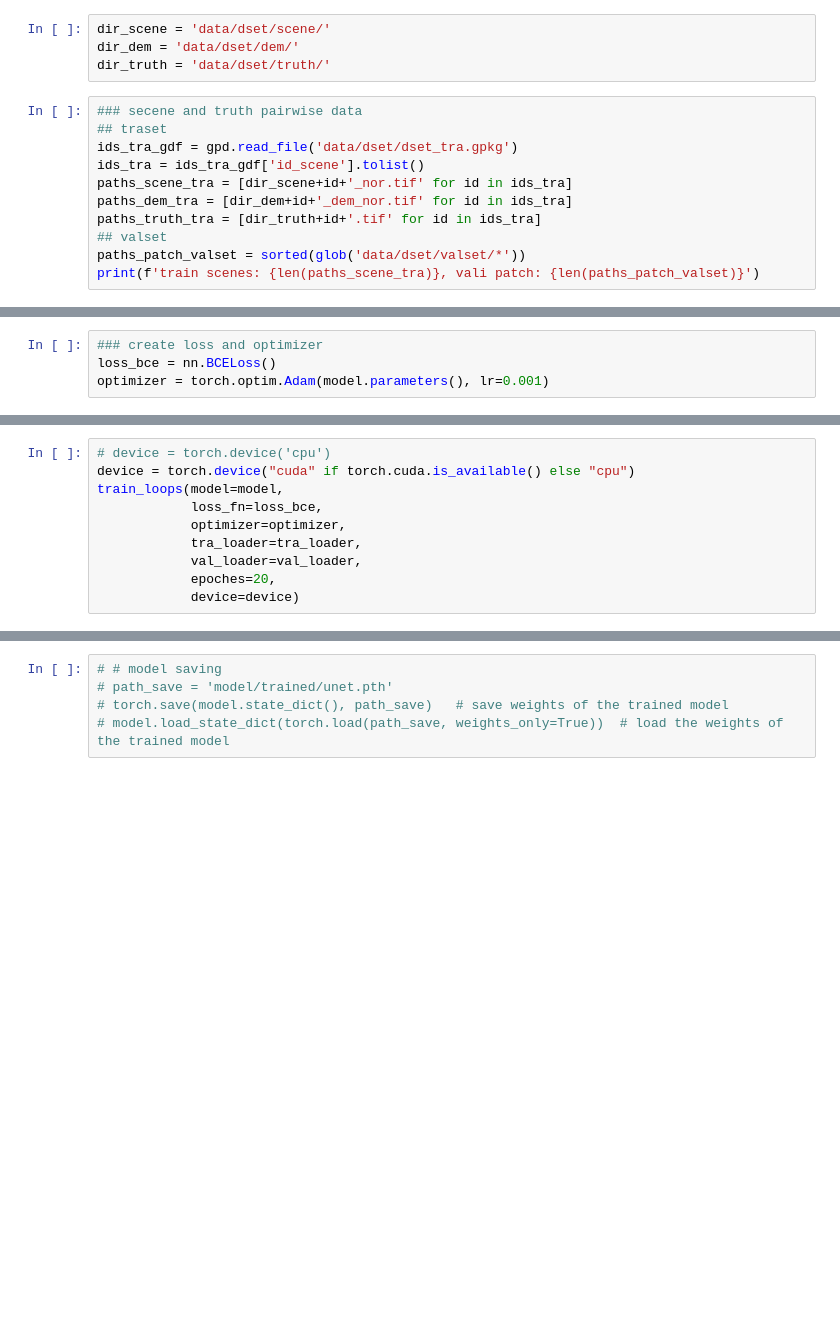
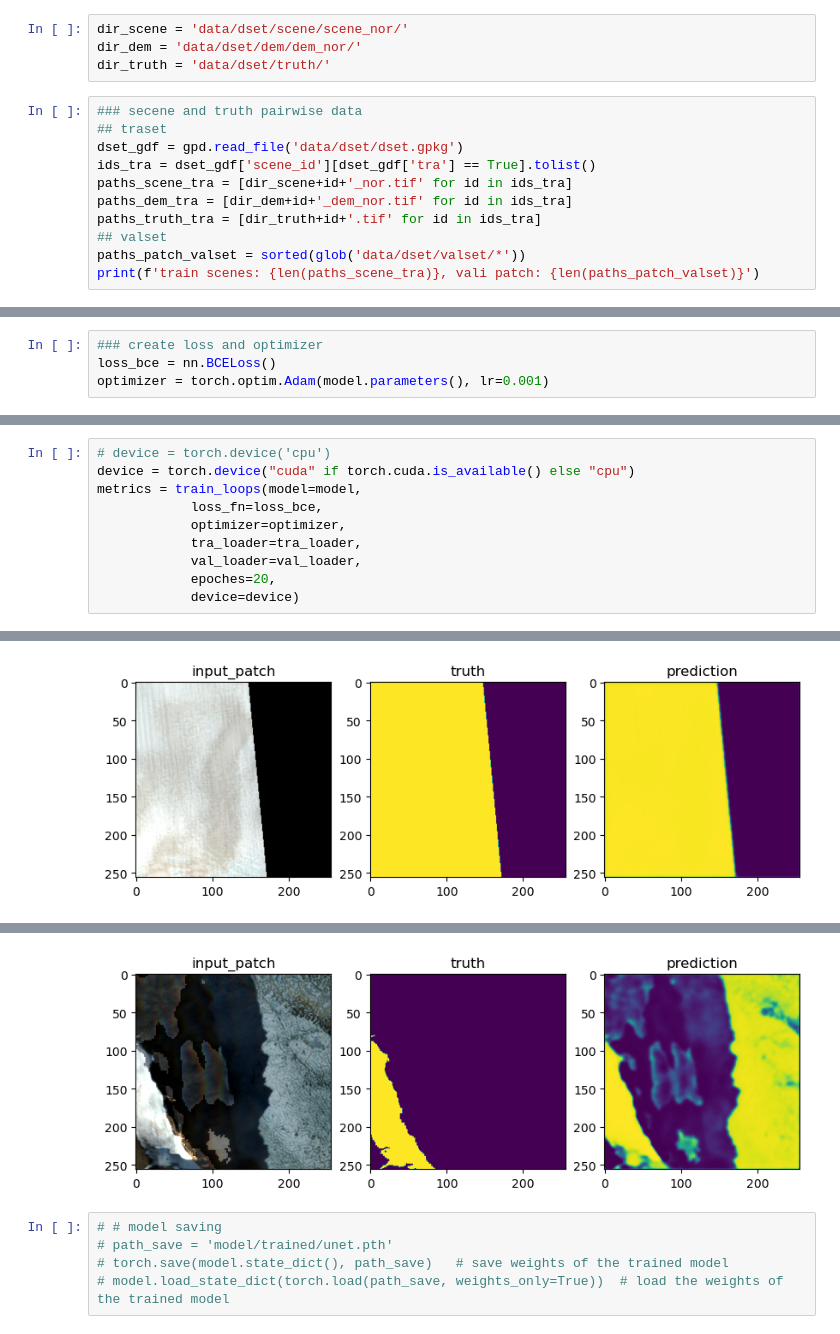
Before and after one commit to Hydrological-Observation-Group/GlaSet, a Jupyter notebook: notebooks/6_trainer.ipynb, the cells around one changed output, grey strips where cells are left out. Cells and saved outputs as stored; diff of their text form; blank space fills up the shorter version.

```diff
--- a/notebooks/6_trainer.ipynb
+++ b/notebooks/6_trainer.ipynb
@@ -15,14 +17,14 @@ from utils.acc_metric import oa_binary, miou_binary
 # %% [markdown]
 ### dataset loading
 # %%
-dir_scene = 'data/dset/scene/'
-dir_dem = 'data/dset/dem/'
+dir_scene = 'data/dset/scene/scene_nor/'
+dir_dem = 'data/dset/dem/dem_nor/'
 dir_truth = 'data/dset/truth/'
 # %%
 ### secene and truth pairwise data
 ## traset
-ids_tra_gdf = gpd.read_file('data/dset/dset_tra.gpkg')
-ids_tra = ids_tra_gdf['id_scene'].tolist()
+dset_gdf = gpd.read_file('data/dset/dset.gpkg')
+ids_tra = dset_gdf['scene_id'][dset_gdf['tra'] == True].tolist()
 paths_scene_tra = [dir_scene+id+'_nor.tif' for id in ids_tra]
 paths_dem_tra = [dir_dem+id+'_dem_nor.tif' for id in ids_tra]
 paths_truth_tra = [dir_truth+id+'.tif' for id in ids_tra]
@@ -178,7 +184,7 @@ def train_loops(model, loss_fn, optimizer, tra_loader,
 # %%
 # device = torch.device('cpu')
 device = torch.device("cuda" if torch.cuda.is_available() else "cpu")
-train_loops(model=model,
+metrics = train_loops(model=model,
             loss_fn=loss_bce,
             optimizer=optimizer,
             tra_loader=tra_loader,
@@ -191,0 +205 @@ Ep3: tra-> Loss:0.310,Oa:0.90,Miou:0.80, val-> Loss:0.18,Oa:0.80,Miou:0.72,time:
+[figure, added]
@@ -192,3 +216,4 @@ Ep3: tra-> Loss:0.310,Oa:0.90,Miou:0.80, val-> Loss:0.18,Oa:0.80,Miou:0.72,time:
+[figure, added]
 # %%
 # # model saving
 # path_save = 'model/trained/unet.pth'
```
Also changed, not shown: parts of 6 cells of this notebook.
